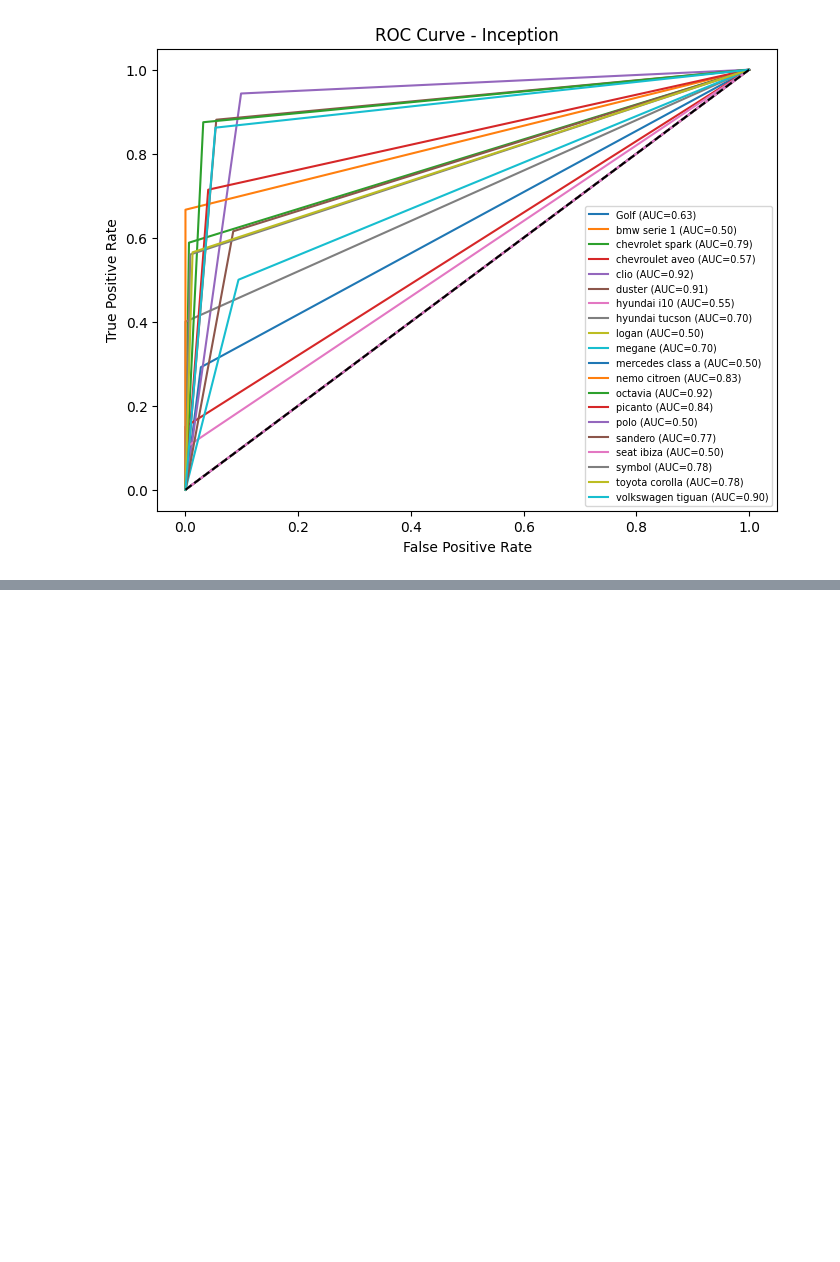
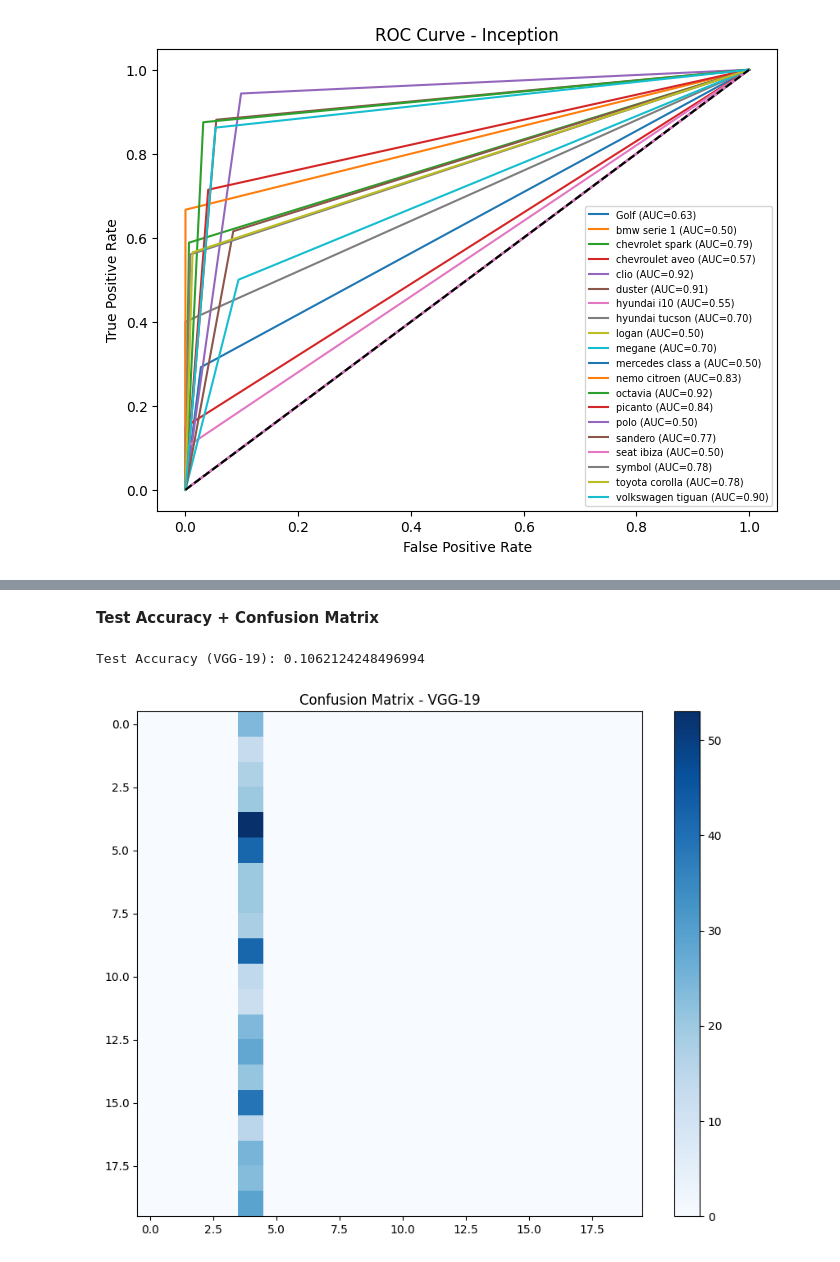
Before and after one commit to MoMedhat10/deep-learning-project, a Jupyter notebook: carClassificationProject.ipynb, the cells around one changed output, grey strips where cells are left out. Saved outputs shown, nothing was run; the diff lists cells and outputs as text; code cells hidden in the pictures; blank space fills up the shorter version.

```diff
--- a/carClassificationProject.ipynb
+++ b/carClassificationProject.ipynb
@@ -739,0 +775,20 @@ plt.show()
+# %%
+import torch
+import torch.nn as nn
+import torch.optim as optim
+from torchvision import models
+
+device = "cuda" if torch.cuda.is_available() else "cpu"
+print("Device:", device)
+
+model = models.vgg19(weights=None)
+
+model.classifier[6] = nn.Linear(
+    model.classifier[6].in_features,
+    num_classes
+)
+
+model = model.to(device)
+
+criterion = nn.CrossEntropyLoss()
+optimizer = optim.Adam(model.parameters(), lr=1e-4)
@@ -739,0 +839,34 @@ plt.show()
+# %% [markdown]
+**Test Accuracy + Confusion Matrix**
+# %%
+from sklearn.metrics import accuracy_score, confusion_matrix
+import matplotlib.pyplot as plt
+import numpy as np
+
+model.eval()
+y_true, y_pred = [], []
+
+with torch.no_grad():
+    for images, labels in test_loader:
+        images = images.to(device)
+        labels = labels.to(device)
+
+        outputs = model(images)
+        preds = outputs.argmax(1)
+
+        y_true.extend(labels.cpu().numpy())
+        y_pred.extend(preds.cpu().numpy())
+
+acc = accuracy_score(y_true, y_pred)
+print("Test Accuracy (VGG-19):", acc)
+
+cm = confusion_matrix(y_true, y_pred)
+
+plt.figure(figsize=(10,8))
+plt.imshow(cm, cmap="Blues")
+plt.title("Confusion Matrix - VGG-19")
+plt.colorbar()
+plt.show()
+# %% [output]
+Test Accuracy (VGG-19): 0.1062124248496994
+[figure, added]
```
Also changed, not shown: parts of 10 cells of this notebook.
